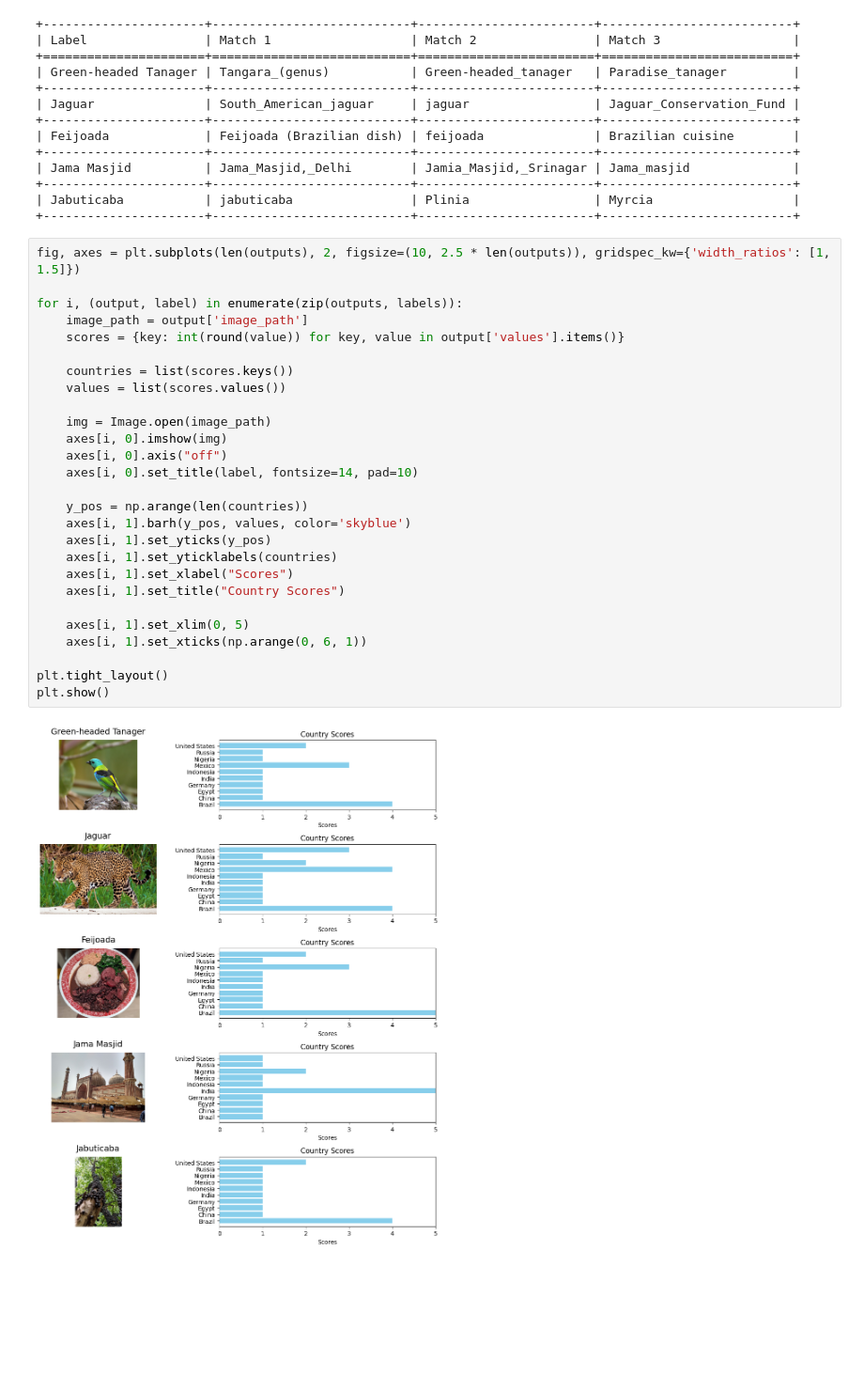
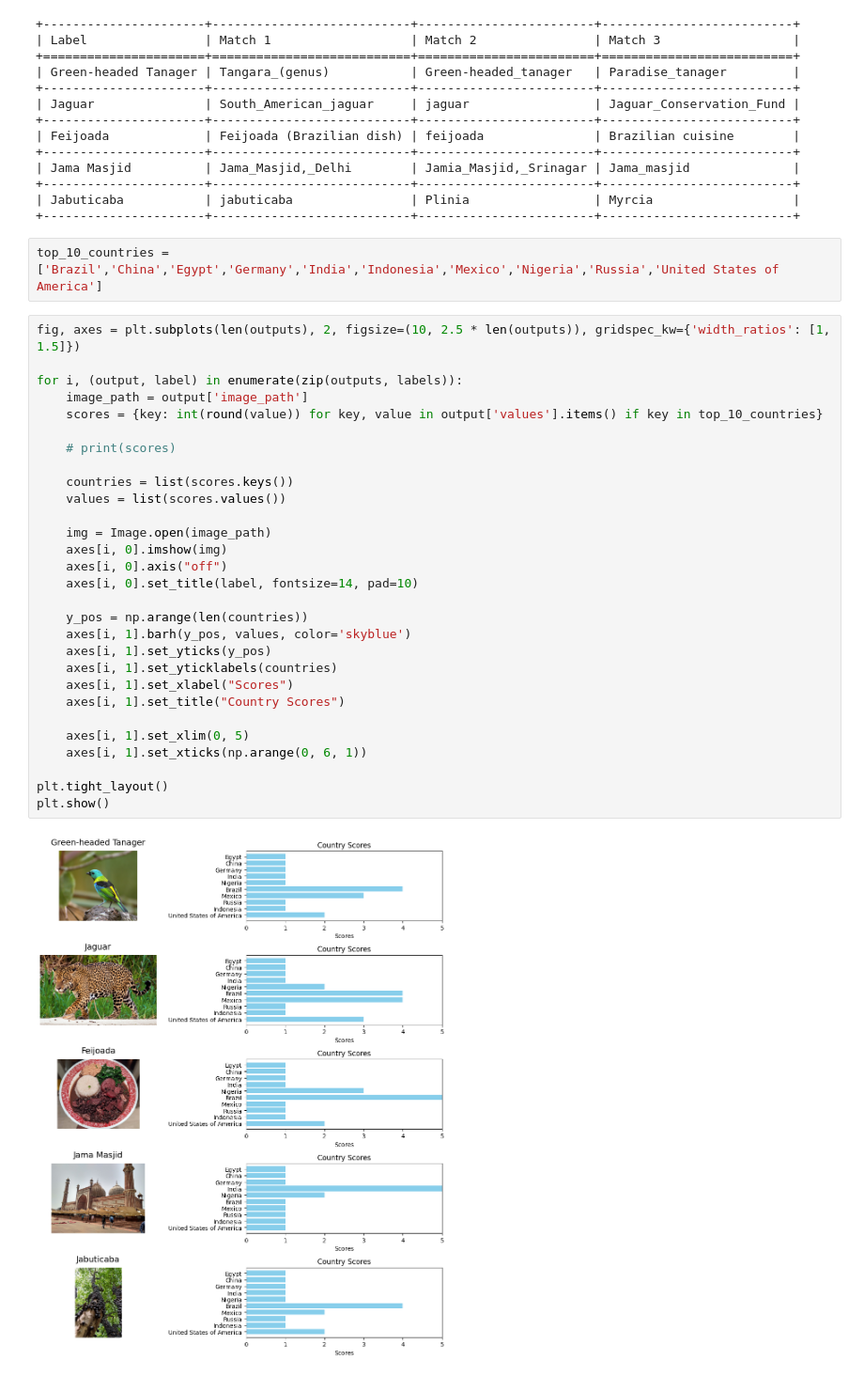
Before and after one commit to siddharthyayavaram/CAIRE, a Jupyter notebook: eval/visualization.ipynb, the cells around one changed output. Shown at 94% size. Cells and saved outputs as stored; diff of their text form; blank space fills up the shorter version.

```diff
--- a/eval/visualization.ipynb
+++ b/eval/visualization.ipynb
@@ -36,32 +36,36 @@ print(tabulate(table_data, headers=["Label", "Match 1", "Match 2", "Match 3"], t
 +----------------------+---------------------------+------------------------+--------------------------+
 | Jabuticaba           | jabuticaba                | Plinia                 | Myrcia                   |
 +----------------------+---------------------------+------------------------+--------------------------+
+# %%
+top_10_countries = ['Brazil','China','Egypt','Germany','India','Indonesia','Mexico','Nigeria','Russia','United States of America']
 # %%
 fig, axes = plt.subplots(len(outputs), 2, figsize=(10, 2.5 * len(outputs)), gridspec_kw={'width_ratios': [1, 1.5]})
 
 for i, (output, label) in enumerate(zip(outputs, labels)):
     image_path = output['image_path']
-    scores = {key: int(round(value)) for key, value in output['values'].items()}
+    scores = {key: int(round(value)) for key, value in output['values'].items() if key in top_10_countries}
+
+    # print(scores)
 
     countries = list(scores.keys())
     values = list(scores.values())
 
     img = Image.open(image_path)
     axes[i, 0].imshow(img)
     axes[i, 0].axis("off")
     axes[i, 0].set_title(label, fontsize=14, pad=10)
 
     y_pos = np.arange(len(countries))
     axes[i, 1].barh(y_pos, values, color='skyblue')
     axes[i, 1].set_yticks(y_pos)
     axes[i, 1].set_yticklabels(countries)
     axes[i, 1].set_xlabel("Scores")
     axes[i, 1].set_title("Country Scores")
 
     axes[i, 1].set_xlim(0, 5)
     axes[i, 1].set_xticks(np.arange(0, 6, 1))
 
 plt.tight_layout()
 plt.show()
 # %% [output]
-[figure, old version]
+[figure, new version]
```
Also changed, not shown: 8 other files.
